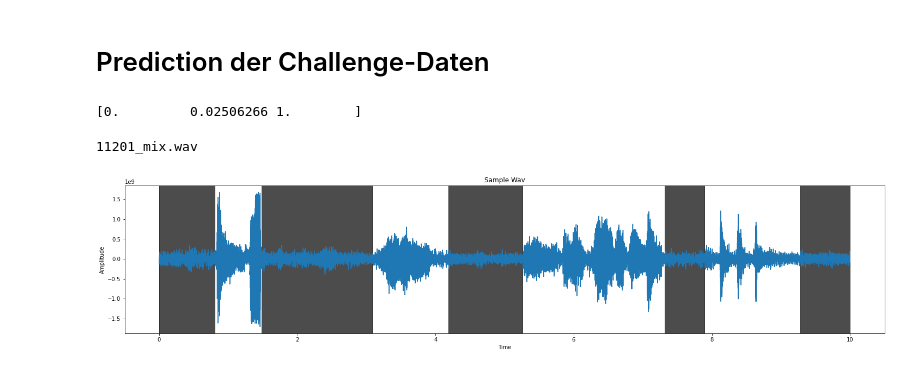
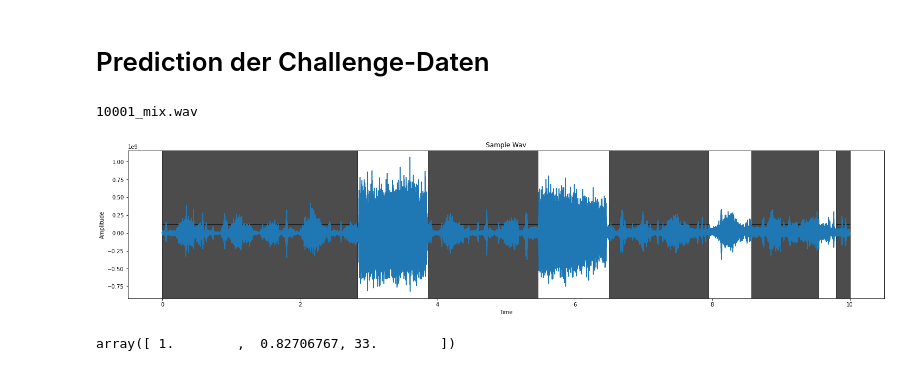
Before and after one commit to ajochim/bbdc2021, a Jupyter notebook: trainings/u_net_NoiseOnly.ipynb, the cells around one changed output. Saved outputs shown, nothing was run; the diff lists cells and outputs as text; code cells hidden in the pictures.

```diff
--- a/trainings/u_net_NoiseOnly.ipynb
+++ b/trainings/u_net_NoiseOnly.ipynb
@@ -133,27 +133,8 @@ challengePrediction = model.predict(X_challenge)
 # %%
 from scipy.io.wavfile import read
 fs = 16000
-# %%
-print(groups[0][1])
-# %% [output]
-[0.         0.02506266 1.        ]
 # %%
 def filterSequence(sequencePrediction, thresh=0.05, noiseThresh=0.2):
-    filteredPrediction = np.copy(sequencePrediction)
-    groups = bbdc.groupSequences(sequencePrediction, timepoints)
-    for group in groups:
-        startTime = group[0][1]
-        endTime = group[-1][1]
-        key = int(group[0][0])
-        if endTime-startTime<thresh or (key==0 and endTime-startTime<noiseThresh and startTime>0):
-            startIndex = int(group[0][2])
-            endIndex = int(group[-1][2])
-            filteredPrediction[startIndex:endIndex+1,key]=0
-            filteredPrediction[startIndex:endIndex+1,1-key]=1
-            changing = True
-    return filteredPrediction
-
-def filterSequence2(sequencePrediction, thresh=0.05, noiseThresh=0.2):
     filteredPrediction = np.copy(sequencePrediction)
     groups = bbdc.groupSequences(filteredPrediction, timepoints)
     for group in groups:
@@ -178,34 +159,34 @@ def filterSequence2(sequencePrediction, thresh=0.05, noiseThresh=0.2):
             filteredPrediction[startIndex:endIndex+1,1-key]=1
     return filteredPrediction
 # %%
-index = 1200
+index = 0
 print(challengeFileList[index])
 plt.figure(figsize=(25,5))
 # read audio samples
 input_data = read("../data/final_pre_dataset/eval/"+challengeFileList[index])
 audio = input_data[1]
 time=np.linspace(0, len(audio)/fs, num=len(audio))
 plt.plot(time,audio)
 plt.ylabel("Amplitude")
 plt.xlabel("Time")
 plt.title("Sample Wav")
 
 groups = bbdc.groupSequences(challengePrediction[index], timepoints)
 for group in groups:
     if group[0][0]==0:
         onset = group[0][1]
         offset = group[-1][1]
         plt.axvspan(onset, offset, alpha=0.7, color='black', ymin=0.5, ymax=1)
 
-filteredPrediction = filterSequence2(challengePrediction[index])
+filteredPrediction = filterSequence(challengePrediction[index])
 groups = bbdc.groupSequences(filteredPrediction, timepoints)
 for group in groups:
     if group[0][0]==0:
         onset = group[0][1]
         offset = group[-1][1]
         plt.axvspan(onset, offset, alpha=0.7, color='black', ymin=0, ymax=0.5)
 
 plt.show()
 # %% [output]
-11201_mix.wav
+10001_mix.wav
-[figure, old version]
+[figure, new version]
@@ -211,0 +195,4 @@ plt.show()
+# %%
+groups[1][0]
+# %% [output]
+array([ 1.        ,  0.82706767, 33.        ])
```
Also changed, not shown: parts of 3 cells of this notebook, 2 other files.
